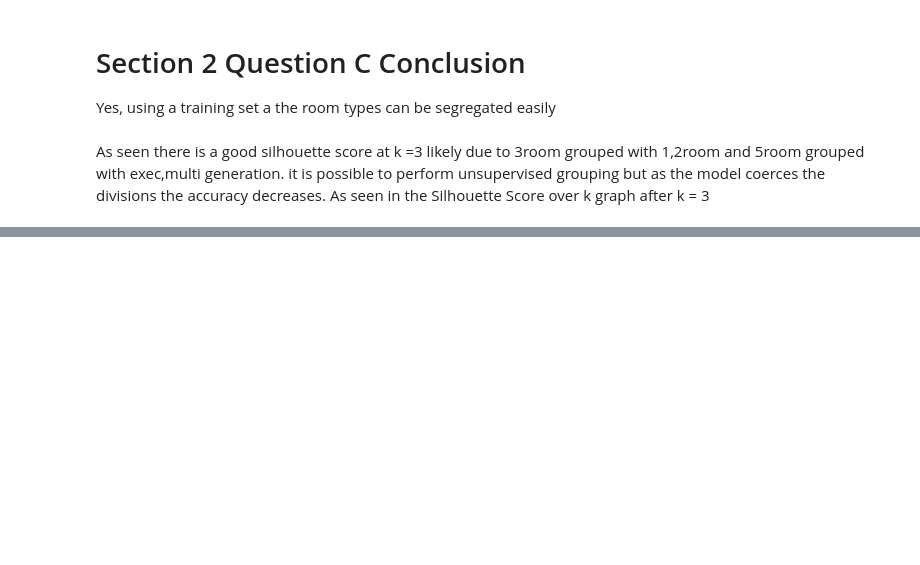
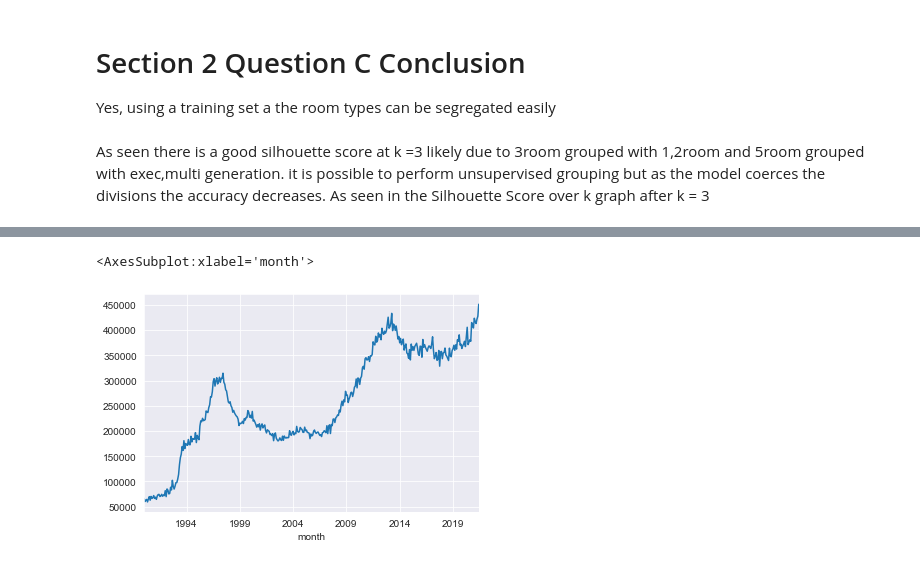
Before and after one commit to changjulian17/resale_HDB, a Jupyter notebook: HDB_model.ipynb, the cells around one changed output, grey strips where cells are left out. Saved outputs shown, nothing was run; the diff lists cells and outputs as text; code cells hidden in the pictures; blank space fills up the shorter version.

```diff
--- a/HDB_model.ipynb
+++ b/HDB_model.ipynb
@@ -964,0 +919,5 @@ As seen there is a good silhouette score at k =3 likely due to 3room grouped wit
+# %%
+df[df['town']=='YISHUN'].groupby(['month'])['resale_price'].mean().plot()
+# %% [output]
+<AxesSubplot:xlabel='month'>
+[figure, added]
```
Also changed, not shown: parts of 30 cells of this notebook, 1 other file.
